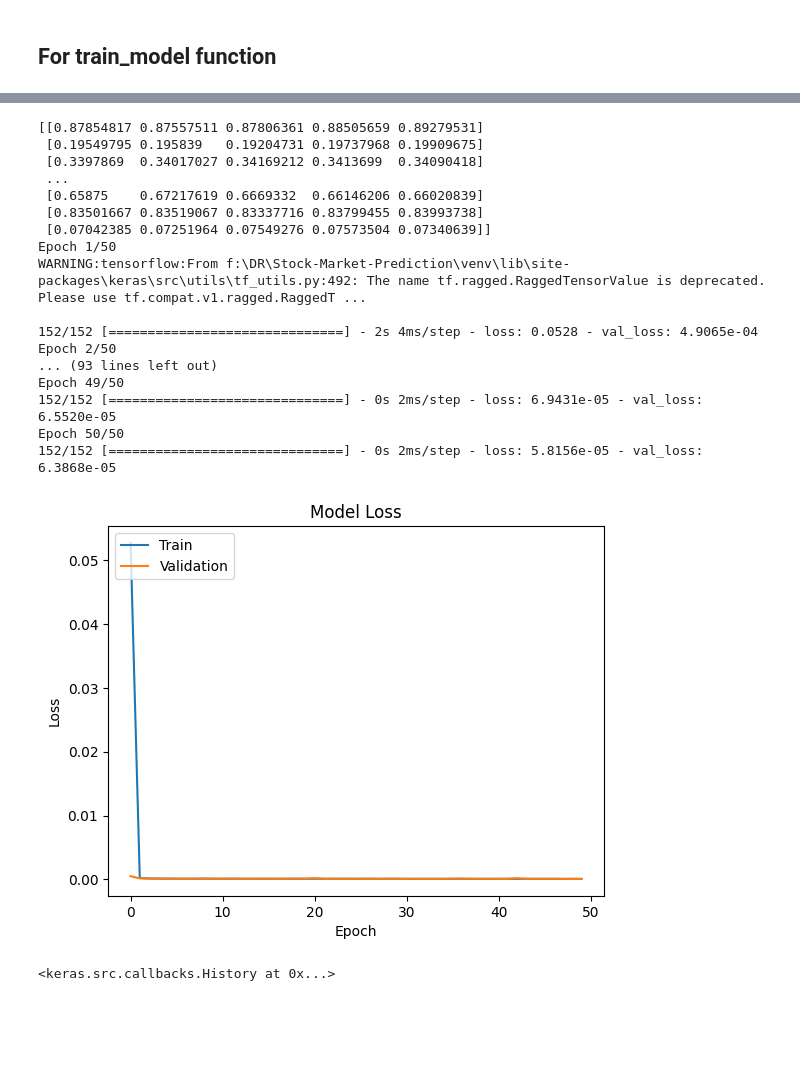
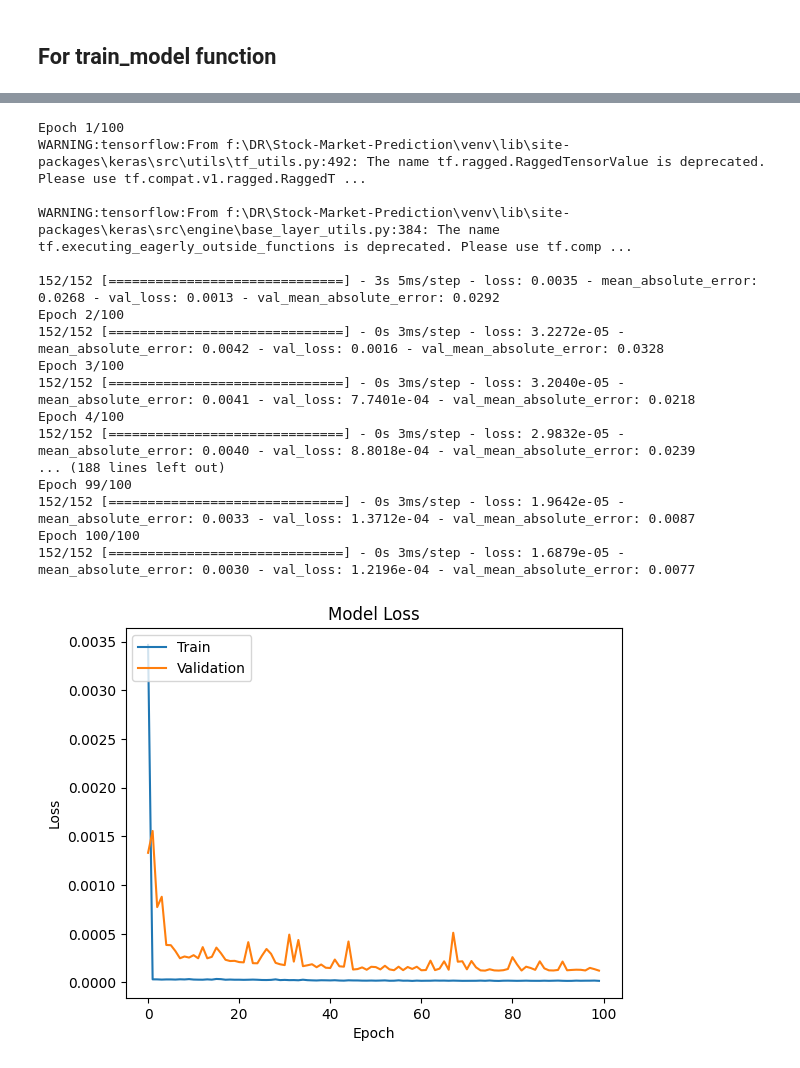
Before and after one commit to BoykoPetevBoev/Stock-Market-Prediction, a Jupyter notebook: src/models/lstm/lstm_model.ipynb, the cells around one changed output, grey strips where cells are left out. Drawn from its saved outputs; the diff is of its cells as text; code cells hidden in the pictures; blank space fills up the shorter version.

Commit message:
DR: Improve the lstm model and show the results

```diff
--- a/src/models/lstm/lstm_model.ipynb
+++ b/src/models/lstm/lstm_model.ipynb
@@ -22,3 +22,5 @@ WARNING:tensorflow:From f:\DR\Stock-Market-Prediction\venv\lib\site-packages\ker
 ---
 # %% [markdown]
 ## For **train_model** function
+# %%
+x_train, x_test, y_train, y_test, dates_train, dates_test = get_lstm_data()
@@ -25,34 +35,30 @@ WARNING:tensorflow:From f:\DR\Stock-Market-Prediction\venv\lib\site-packages\ker
 # %%
-history = train_model()
+history = train_model(x_train, x_test, y_train, y_test)
 
 plt.plot(history.history['loss'])
 plt.plot(history.history['val_loss'])
 plt.title('Model Loss')
 plt.xlabel('Epoch')
 plt.ylabel('Loss')
 plt.legend(['Train', 'Validation'], loc='upper left')
 plt.show()
 # %% [output]
-[[0.87854817 0.87557511 0.87806361 0.88505659 0.89279531]
- [0.19549795 0.195839   0.19204731 0.19737968 0.19909675]
- [0.3397869  0.34017027 0.34169212 0.3413699  0.34090418]
- ...
- [0.65875    0.67217619 0.6669332  0.66146206 0.66020839]
- [0.83501667 0.83519067 0.83337716 0.83799455 0.83993738]
- [0.07042385 0.07251964 0.07549276 0.07573504 0.07340639]]
-Epoch 1/50
+Epoch 1/100
 WARNING:tensorflow:From f:\DR\Stock-Market-Prediction\venv\lib\site-packages\keras\src\utils\tf_utils.py:492: The name tf.ragged.RaggedTensorValue is deprecated. Please use tf.compat.v1.ragged.RaggedT ...
 
-152/152 [==============================] - 2s 4ms/step - loss: 0.0528 - val_loss: 4.9065e-04
-Epoch 2/50
-... (93 lines left out)
-Epoch 49/50
-152/152 [==============================] - 0s 2ms/step - loss: 6.9431e-05 - val_loss: 6.5520e-05
-Epoch 50/50
-152/152 [==============================] - 0s 2ms/step - loss: 5.8156e-05 - val_loss: 6.3868e-05
+WARNING:tensorflow:From f:\DR\Stock-Market-Prediction\venv\lib\site-packages\keras\src\engine\base_layer_utils.py:384: The name tf.executing_eagerly_outside_functions is deprecated. Please use tf.comp ...
+
+152/152 [==============================] - 3s 5ms/step - loss: 0.0035 - mean_absolute_error: 0.0268 - val_loss: 0.0013 - val_mean_absolute_error: 0.0292
+Epoch 2/100
+152/152 [==============================] - 0s 3ms/step - loss: 3.2272e-05 - mean_absolute_error: 0.0042 - val_loss: 0.0016 - val_mean_absolute_error: 0.0328
+Epoch 3/100
+152/152 [==============================] - 0s 3ms/step - loss: 3.2040e-05 - mean_absolute_error: 0.0041 - val_loss: 7.7401e-04 - val_mean_absolute_error: 0.0218
+Epoch 4/100
+152/152 [==============================] - 0s 3ms/step - loss: 2.9832e-05 - mean_absolute_error: 0.0040 - val_loss: 8.8018e-04 - val_mean_absolute_error: 0.0239
+... (188 lines left out)
+Epoch 99/100
+152/152 [==============================] - 0s 3ms/step - loss: 1.9642e-05 - mean_absolute_error: 0.0033 - val_loss: 1.3712e-04 - val_mean_absolute_error: 0.0087
+Epoch 100/100
+152/152 [==============================] - 0s 3ms/step - loss: 1.6879e-05 - mean_absolute_error: 0.0030 - val_loss: 1.2196e-04 - val_mean_absolute_error: 0.0077
-[figure, old version]
+[figure, new version]
-# %%
-history
-# %% [output]
-<keras.src.callbacks.History at 0x...>
 # %%
```
Also changed, not shown: parts of 12 cells of this notebook, 1 other file.
